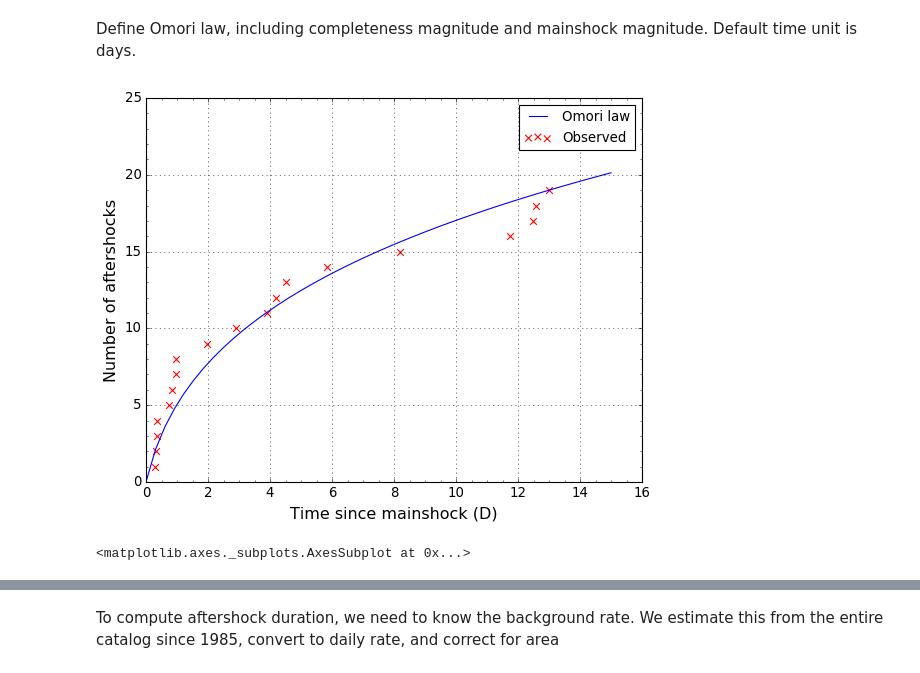
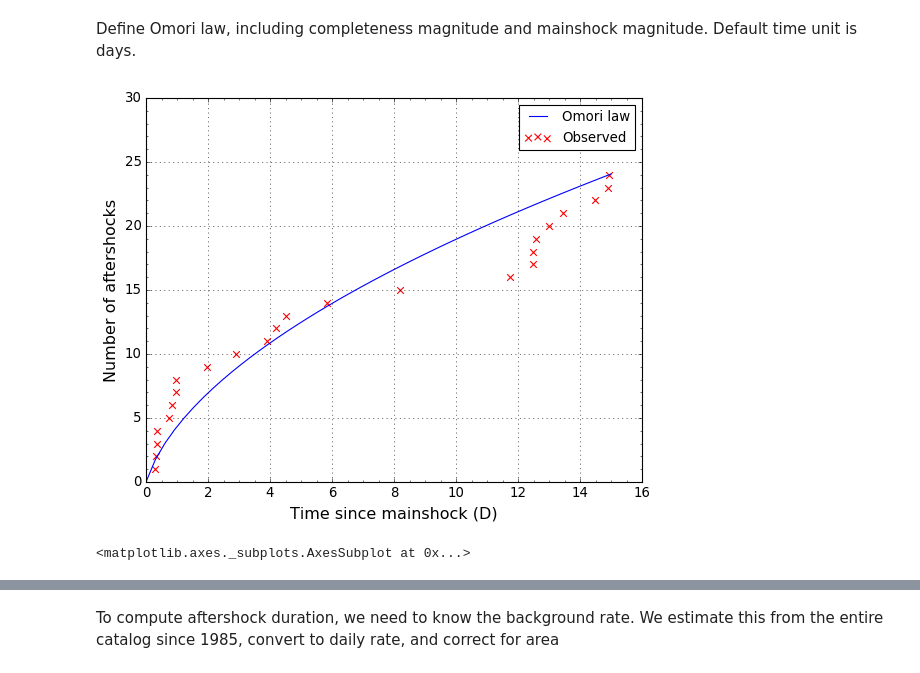
Before and after one commit to ROB-Seismology/eqcatalog, a Jupyter notebook: notebooks/[Aftershocks] Rott 2021 Omori.ipynb, the cells around one changed output, grey strips where cells are left out. Drawn from its saved outputs; the diff is of its cells as text; code cells hidden in the pictures.

Commit message:
Further improved [Aftershocks] Rott 2021 Omori notebook.
git-svn-id: https://svn.seismo.oma.be/svn/seismo/eqcatalog/trunk@7445 40b490c5-b4d9-47cb-8714-9bef99b524d5

```diff
--- a/notebooks/[Aftershocks] Rott 2021 Omori.ipynb
+++ b/notebooks/[Aftershocks] Rott 2021 Omori.ipynb
@@ -78,6 +83,6 @@ Num. dependent/independent events: 40 / 1
 # %%
 dc_method = eqcatalog.declustering.ReasenbergMethod()
-dc_window = eqcatalog.declustering.Reasenberg1985Window(dsigma=30, xmeff=1.5)
+dc_window = eqcatalog.declustering.Reasenberg1985Window(dsigma=30, xmeff=0.7)
 dc_result = dc_method.analyze_clusters(cat, Mrelation, dc_window, ignore_location_errors=False)
 print('Reasenberg1985')
 dc_result.print_info()
@@ -191,4 +200,4 @@ pylab.plot(as_time_deltas, np.arange(len(cc_aftershocks))+1)
 # %%
-(K, c, p) = eqcatalog.omori.estimate_omori_params(as_time_deltas)
-print(K, c, p)
+(K1, c1, p1) = eqcatalog.omori.estimate_omori_params(as_time_deltas)
+print(K1, c1, p1)
 # %% [output]
@@ -202,7 +216,10 @@ omlaw = eqcatalog.omori.OmoriLaw(K, c, p, Mc, Mm)
+# %%
+omlaw1 = eqcatalog.omori.OmoriLaw(K1, c1, p1, Mc, Mm)
+omlaw2 = eqcatalog.omori.OmoriLaw(K2, c2, p2, Mc, Mm)
 # %%
 num_days = 15
 x_values = np.linspace(0, num_days, 50)
-omlaw.plot_cumulative(x_values, observed_delta_t=as_time_deltas, xscaling='lin')
+omlaw1.plot_cumulative(x_values, observed_delta_t=as_time_deltas, xscaling='lin')
 # %% [output]
-[figure, old version]
+[figure, new version]
 <matplotlib.axes._subplots.AxesSubplot at 0x...>
```
Also changed, not shown: parts of 63 cells of this notebook.
